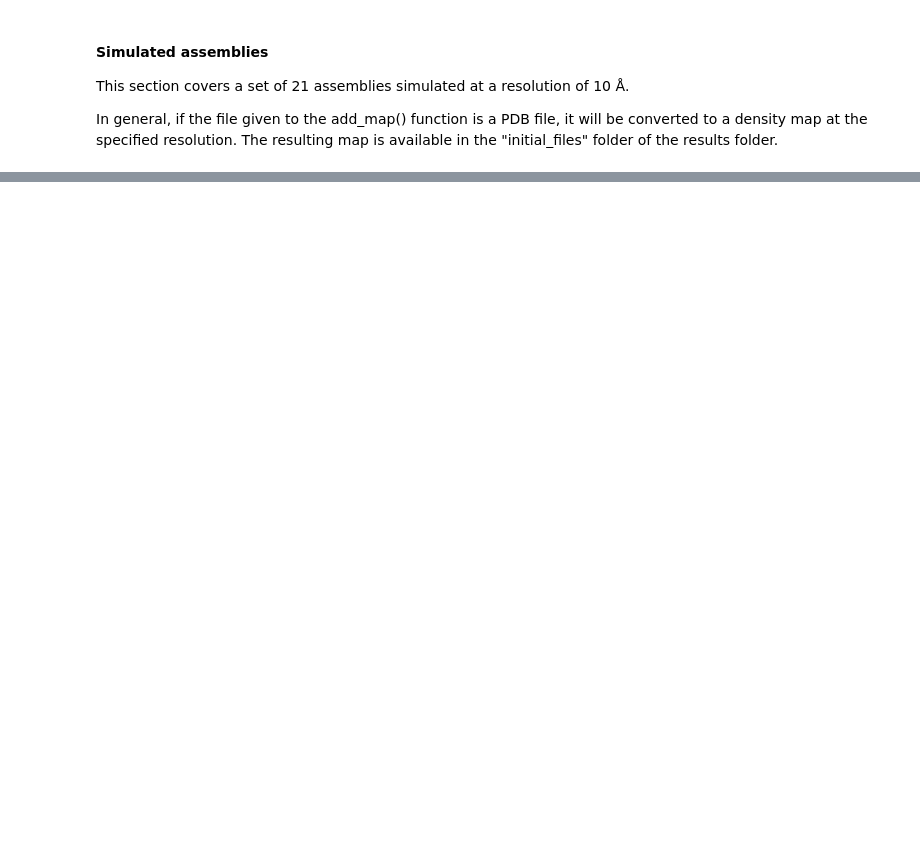
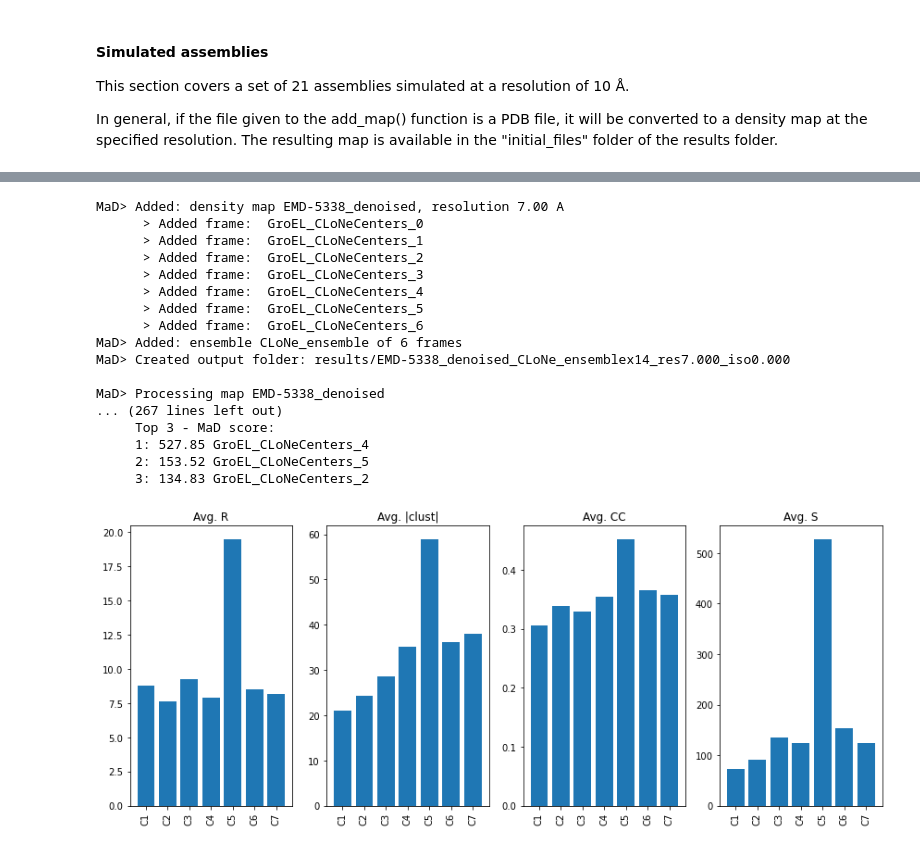
Before and after one commit to LBM-EPFL/MaD, a Jupyter notebook: MaD_notebook_instructions.ipynb, the cells around one changed output, grey strips where cells are left out. Cells and saved outputs as stored; diff of their text form; code cells hidden in the pictures; blank space fills up the shorter version.

```diff
--- a/MaD_notebook_instructions.ipynb
+++ b/MaD_notebook_instructions.ipynb
@@ -379,7 +388,7 @@ from mad import MaD
 assembly_list = ['1cs4','1gpq','1mda','1suv','1tyq','1vcb','1z5s',
                  '2bbk','2bo9','2dqj','2gc7','2uzx','2wvy','2y7h',
                  '3lu0','3nvq','3pdu','3puv','3r5d','3sfd','3v6d']
-assembly = "3lu0"
+assembly = "1cs4"
 ##################
 
 # Explore folder to get files and stoichiometry
@@ -437,0 +457,28 @@ MaD> Added: subunit ../Simulated_dataset\3lu0\3lu0_E_1.pdb
+# %%
+from mad import MaD
+mad = MaD.MaD()
+
+mad.add_map("experimental_data/GroEL/EMD-5338_denoised.mrc", 7)
+mad.add_subunit("experimental_data/GroEL/CLoNe_ensemble/", n_copies=14)
+
+mad.run()
+mad.score_ensembles()
+# %% [output]
+MaD> Added: density map EMD-5338_denoised, resolution 7.00 A
+      > Added frame:  GroEL_CLoNeCenters_0
+      > Added frame:  GroEL_CLoNeCenters_1
+      > Added frame:  GroEL_CLoNeCenters_2
+      > Added frame:  GroEL_CLoNeCenters_3
+      > Added frame:  GroEL_CLoNeCenters_4
+      > Added frame:  GroEL_CLoNeCenters_5
+      > Added frame:  GroEL_CLoNeCenters_6
+MaD> Added: ensemble CLoNe_ensemble of 6 frames
+MaD> Created output folder: results/EMD-5338_denoised_CLoNe_ensemblex14_res7.000_iso0.000
+
+MaD> Processing map EMD-5338_denoised
+... (267 lines left out)
+     Top 3 - MaD score:
+     1: 527.85 GroEL_CLoNeCenters_4
+     2: 153.52 GroEL_CLoNeCenters_5
+     3: 134.83 GroEL_CLoNeCenters_2
+[figure, added]
```
Also changed, not shown: parts of 17 cells of this notebook.
